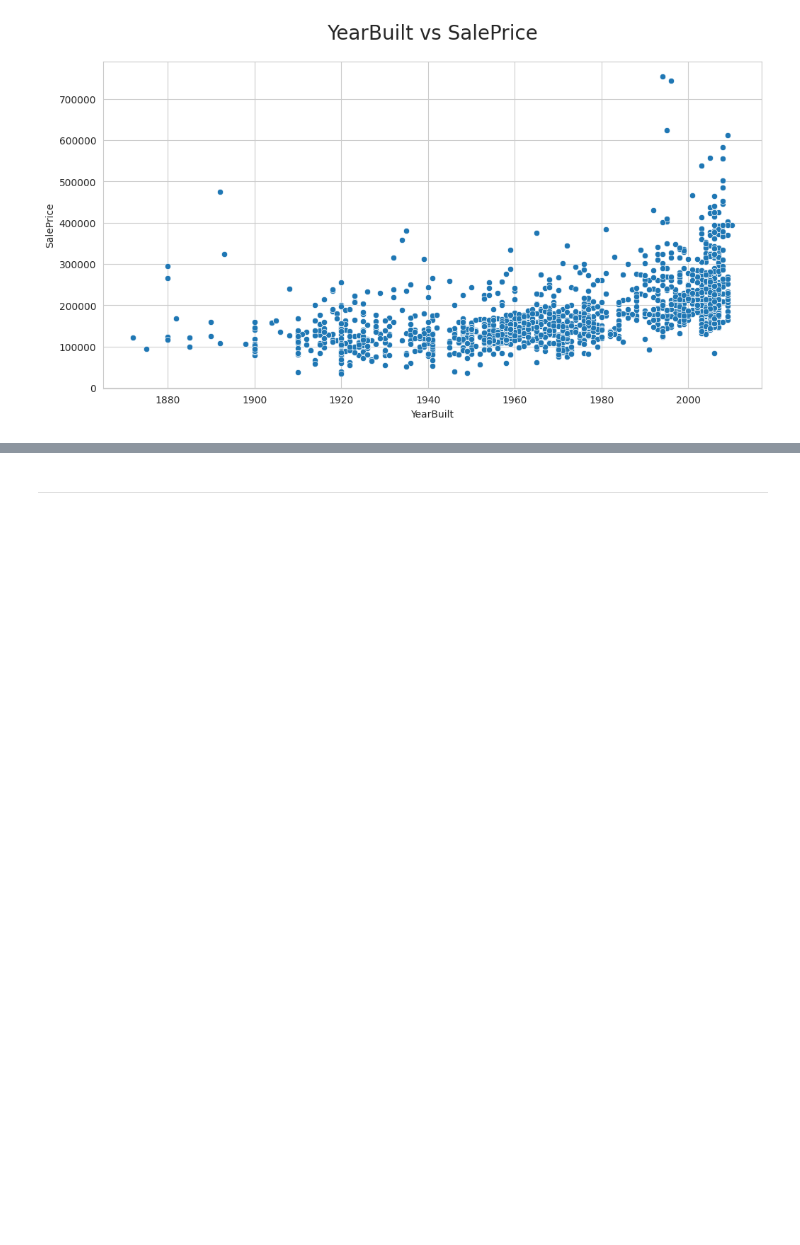
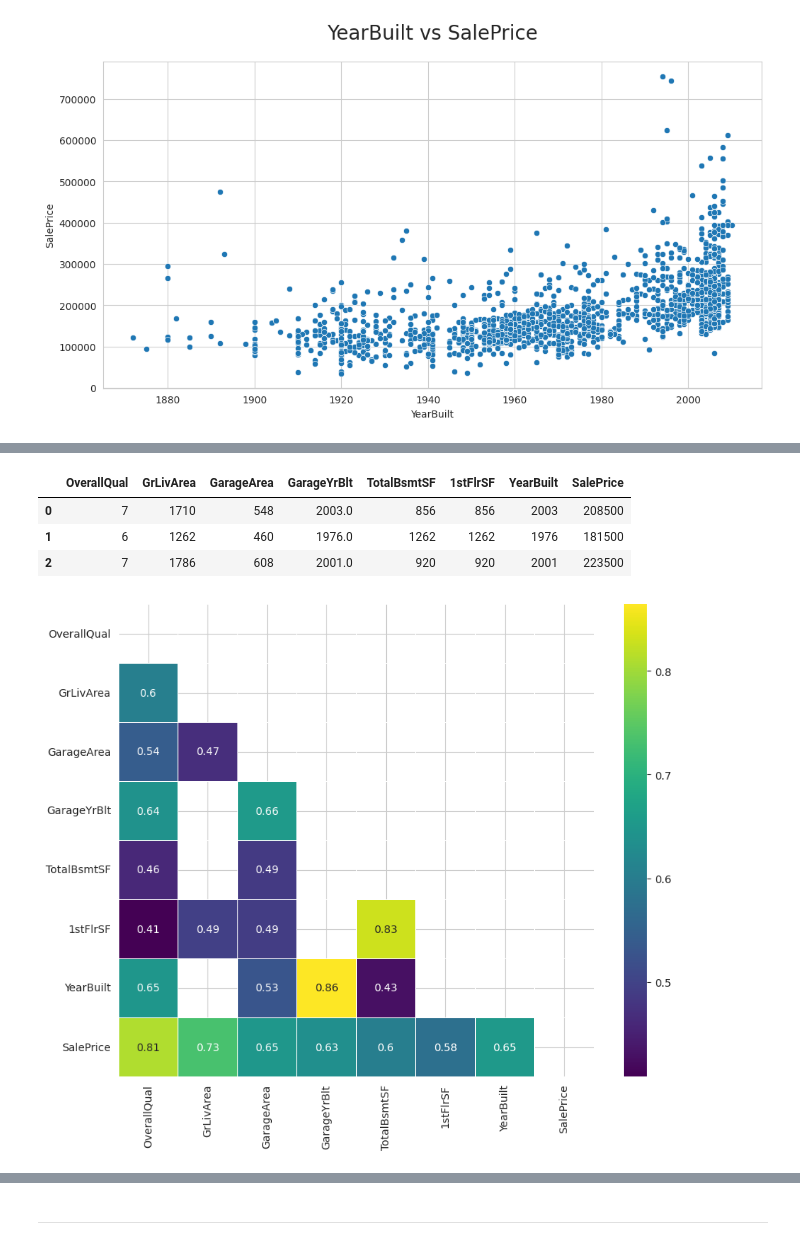
Before and after one commit to cgrace0044/milestone-project5-heritage-housing-issues, a Jupyter notebook: jupyter_notebooks/03_HouseSalesPriceStudy.ipynb, the cells around one changed output, grey strips where cells are left out. Cells and saved outputs as stored; diff of their text form; code cells hidden in the pictures; blank space fills up the shorter version.

Commit message:
add heatmap graphs to sale price study

```diff
--- a/jupyter_notebooks/03_HouseSalesPriceStudy.ipynb
+++ b/jupyter_notebooks/03_HouseSalesPriceStudy.ipynb
@@ -257,0 +266,48 @@ variables_plots(df_eda)
+# %%
+df_eda = df.filter(vars_to_study + ['SalePrice'])
+
+df_eda.head(3)
+# %% [output]
+|  | OverallQual | GrLivArea | GarageArea | GarageYrBlt | TotalBsmtSF | 1stFlrSF | YearBuilt | SalePrice |
+| 0 | 7 | 1710 | 548 | 2003.0 | 856 | 856 | 2003 | 208500 |
+| 1 | 6 | 1262 | 460 | 1976.0 | 1262 | 1262 | 1976 | 181500 |
+| 2 | 7 | 1786 | 608 | 2001.0 | 920 | 920 | 2001 | 223500 |
+# %%
+df_corr_spearman = df_eda.corr(method='spearman')
+df_corr_pearson = df_eda.corr(method='pearson')
+# %%
+import numpy as np
+
+
+def heatmap_corr(df, threshold, figsize=(20, 12), font_annot=8):
+    if len(df.columns) > 1:
+        mask = np.zeros_like(df, dtype=bool)
+        mask[np.triu_indices_from(mask)] = True
+        mask[abs(df) < threshold] = True
+
+        fig, axes = plt.subplots(figsize=figsize)
+
+        sns.heatmap(
+            df,
+            annot=True,
+            xticklabels=True,
+            yticklabels=True,
+            mask=mask,
+            cmap='viridis',
+            annot_kws={"size": font_annot},
+            ax=axes,
+            linewidth=0.5
+        )
+
+        axes.set_yticklabels(df.columns, rotation=0)
+        plt.ylim(len(df.columns), 0)
+        plt.show()
+# %%
+heatmap_corr(
+    df=df_corr_spearman,
+    threshold=0.4,
+    figsize=(10, 8),
+    font_annot=10
+)
+# %% [output]
+[figure, added]
```
Also changed, not shown: parts of 6 cells of this notebook.
